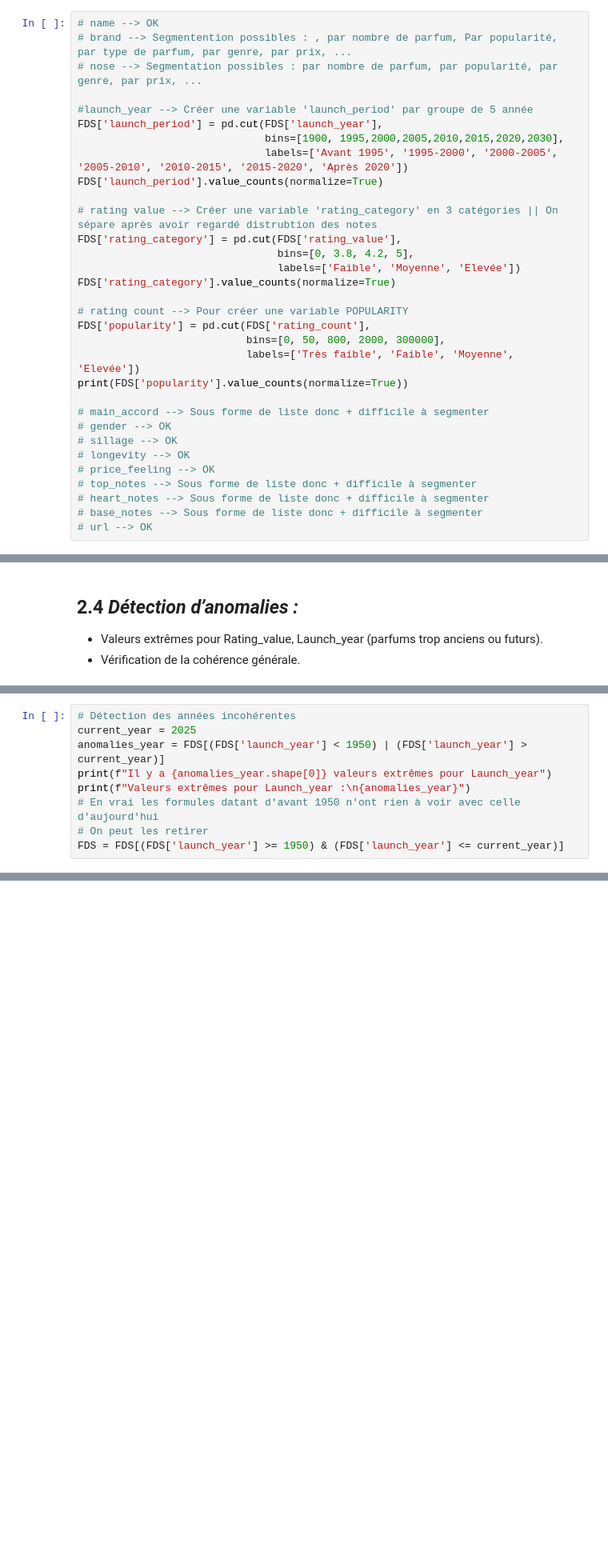
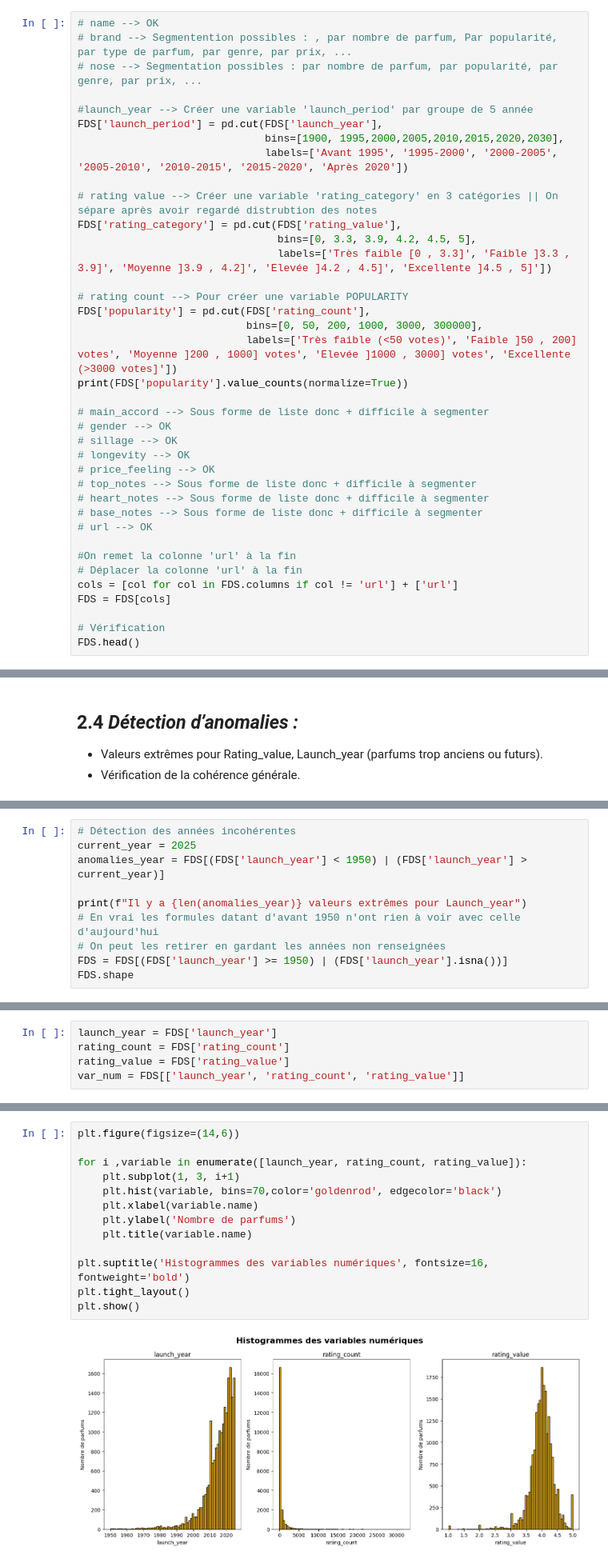
Before and after one commit to ThomasAPRichard/M1_DS, a Jupyter notebook: Analyse_de_Données/Projet_AD/Data_analyse_Fragrantica/Brouillon.ipynb, the cells around one changed output, grey strips where cells are left out. Shown at 80% size. Saved outputs shown, nothing was run; the diff lists cells and outputs as text; blank space fills up the shorter version.

```diff
--- a/Analyse_de_Données/Projet_AD/Data_analyse_Fragrantica/Brouillon.ipynb
+++ b/Analyse_de_Données/Projet_AD/Data_analyse_Fragrantica/Brouillon.ipynb
@@ -320,18 +325,16 @@ plt.show()
 FDS['launch_period'] = pd.cut(FDS['launch_year'],
                               bins=[1900, 1995,2000,2005,2010,2015,2020,2030],
                               labels=['Avant 1995', '1995-2000', '2000-2005', '2005-2010', '2010-2015', '2015-2020', 'Après 2020'])
-FDS['launch_period'].value_counts(normalize=True)
 
 # rating value --> Créer une variable 'rating_category' en 3 catégories || On sépare après avoir regardé distrubtion des notes
 FDS['rating_category'] = pd.cut(FDS['rating_value'],
-                                bins=[0, 3.8, 4.2, 5],
-                                labels=['Faible', 'Moyenne', 'Elevée'])
-FDS['rating_category'].value_counts(normalize=True)
+                                bins=[0, 3.3, 3.9, 4.2, 4.5, 5],
+                                labels=['Très faible [0 , 3.3]', 'Faible ]3.3 , 3.9]', 'Moyenne ]3.9 , 4.2]', 'Elevée ]4.2 , 4.5]', 'Excellente ]4.5 , 5]'])
 
 # rating count --> Pour créer une variable POPULARITY
 FDS['popularity'] = pd.cut(FDS['rating_count'],
-                           bins=[0, 50, 800, 2000, 300000],
-                           labels=['Très faible', 'Faible', 'Moyenne', 'Elevée'])
+                           bins=[0, 50, 200, 1000, 3000, 300000],
+                           labels=['Très faible (<50 votes)', 'Faible ]50 , 200] votes', 'Moyenne ]200 , 1000] votes', 'Elevée ]1000 , 3000] votes', 'Excellente (>3000 votes]'])
 print(FDS['popularity'].value_counts(normalize=True))
 
 # main_accord --> Sous forme de liste donc + difficile à segmenter
@@ -343,5 +346,13 @@ print(FDS['popularity'].value_counts(normalize=True))
 # heart_notes --> Sous forme de liste donc + difficile à segmenter
 # base_notes --> Sous forme de liste donc + difficile à segmenter
 # url --> OK
+
+#On remet la colonne 'url' à la fin
+# Déplacer la colonne 'url' à la fin
+cols = [col for col in FDS.columns if col != 'url'] + ['url']
+FDS = FDS[cols]
+
+# Vérification
+FDS.head()
 # %% [output]
 popularity
@@ -402,9 +420,10 @@ La liste des parfums dont la marque n'est présente que 5 fois ou moins est :
 # Détection des années incohérentes
 current_year = 2025
 anomalies_year = FDS[(FDS['launch_year'] < 1950) | (FDS['launch_year'] > current_year)]
-print(f"Il y a {anomalies_year.shape[0]} valeurs extrêmes pour Launch_year")
-print(f"Valeurs extrêmes pour Launch_year :\n{anomalies_year}")
+
+print(f"Il y a {len(anomalies_year)} valeurs extrêmes pour Launch_year")
 # En vrai les formules datant d'avant 1950 n'ont rien à voir avec celle d'aujourd'hui
-# On peut les retirer
-FDS = FDS[(FDS['launch_year'] >= 1950) & (FDS['launch_year'] <= current_year)]
+# On peut les retirer en gardant les années non renseignées
+FDS = FDS[(FDS['launch_year'] >= 1950) | (FDS['launch_year'].isna())]
+FDS.shape
 # %% [output]
@@ -430,0 +448,5 @@ Valeurs extrêmes pour Launch_year :
+# %%
+launch_year = FDS['launch_year']
+rating_count = FDS['rating_count']
+rating_value = FDS['rating_value']
+var_num = FDS[['launch_year', 'rating_count', 'rating_value']]
@@ -430,0 +501,15 @@ Valeurs extrêmes pour Launch_year :
+# %%
+plt.figure(figsize=(14,6))
+
+for i ,variable in enumerate([launch_year, rating_count, rating_value]):
+    plt.subplot(1, 3, i+1)
+    plt.hist(variable, bins=70,color='goldenrod', edgecolor='black')
+    plt.xlabel(variable.name)
+    plt.ylabel('Nombre de parfums')
+    plt.title(variable.name)
+
+plt.suptitle('Histogrammes des variables numériques', fontsize=16, fontweight='bold')
+plt.tight_layout()
+plt.show()
+# %% [output]
+[figure, added]
```
Also changed, not shown: parts of 76 cells of this notebook, 12 other files.
